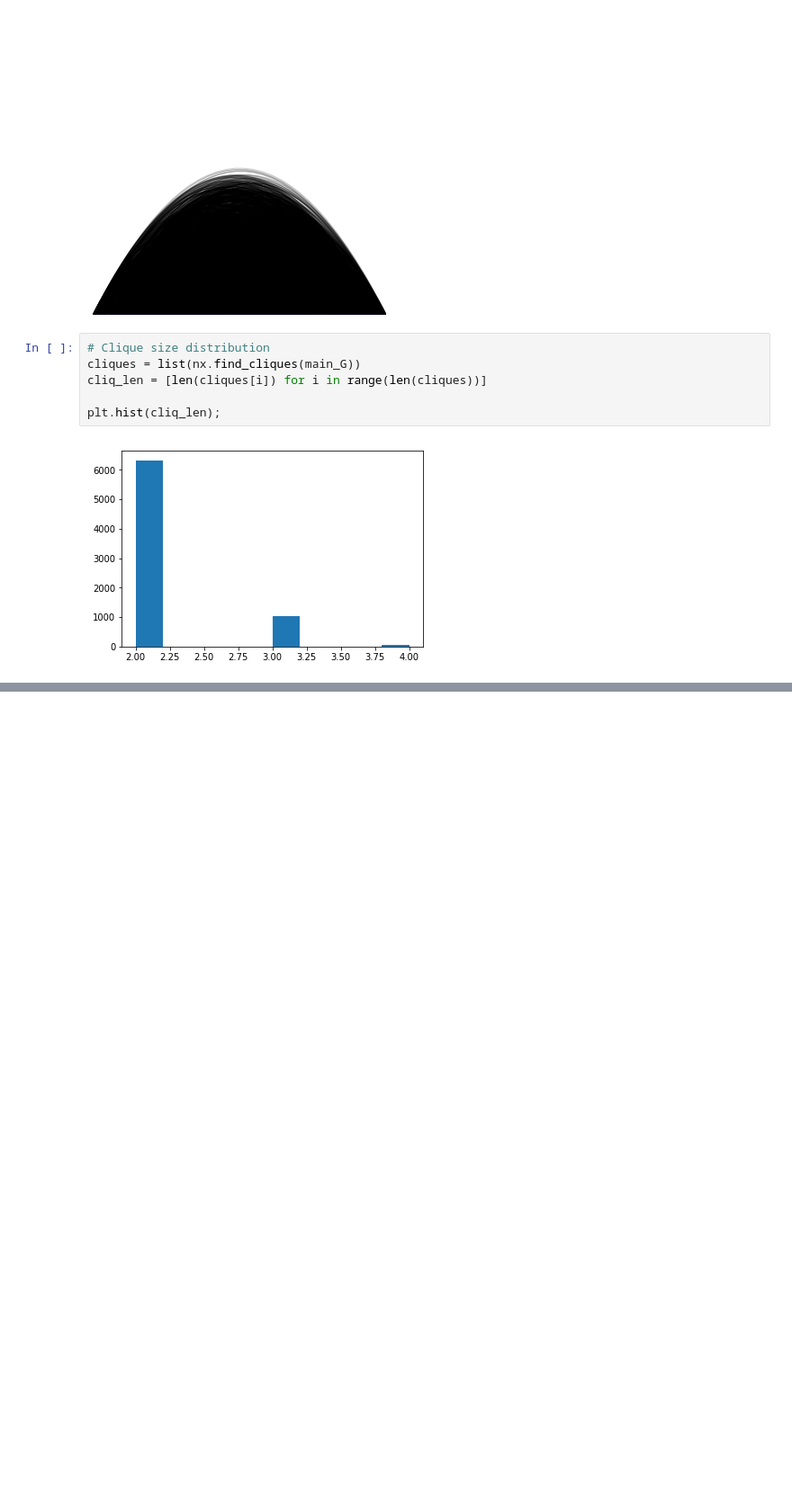
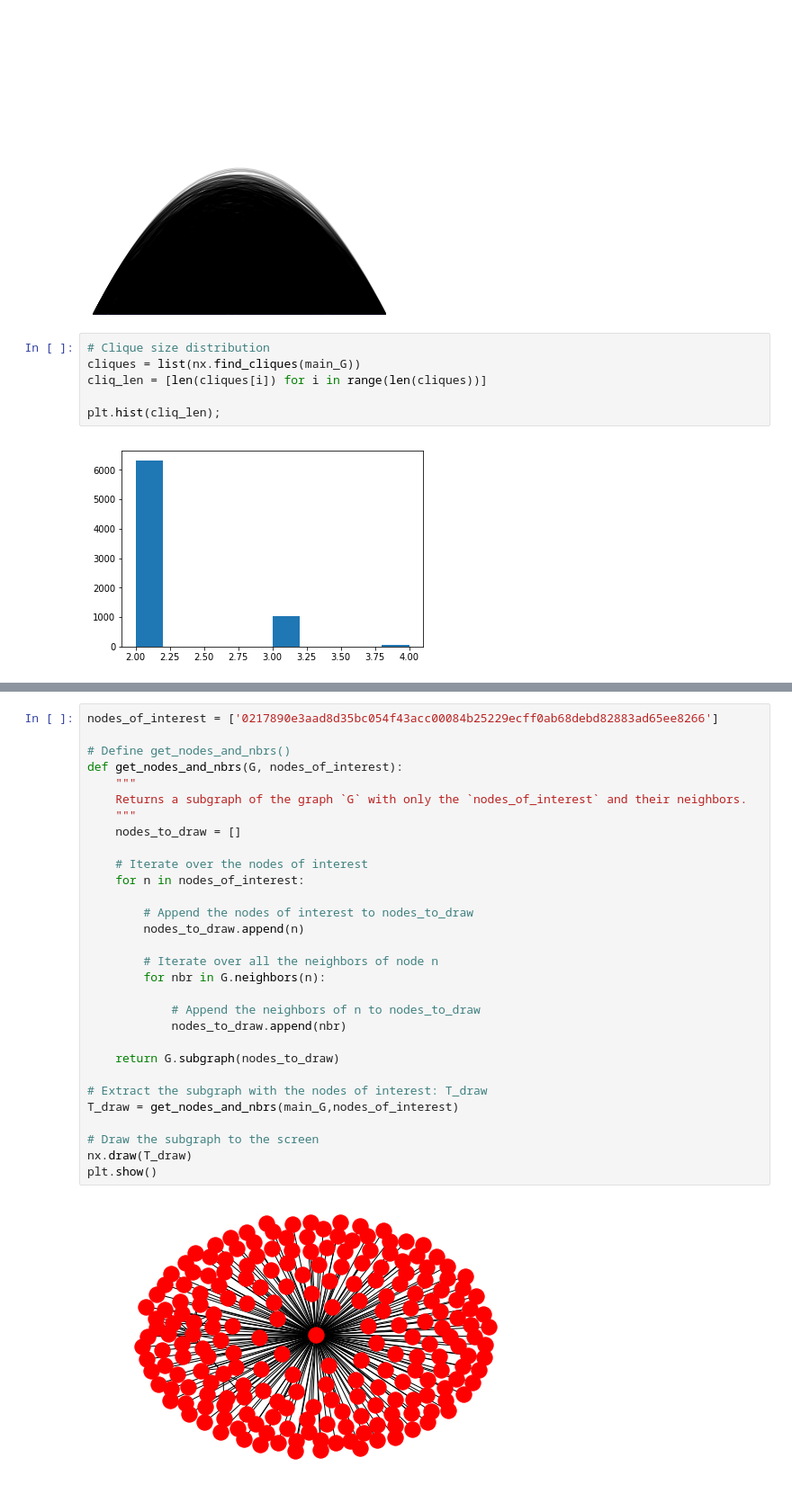
Before and after one commit to DariusParvin/Lightning-Channel-Optimizer, a Jupyter notebook: Rough_work.ipynb, the cells around one changed output, grey strips where cells are left out. Shown: that part at 90% size. Saved outputs shown, nothing was run; the diff lists cells and outputs as text; blank space fills up the shorter version.

```diff
--- a/Rough_work.ipynb
+++ b/Rough_work.ipynb
@@ -334,0 +348,32 @@ plt.hist(cliq_len);
+# %%
+nodes_of_interest = ['0217890e3aad8d35bc054f43acc00084b25229ecff0ab68debd82883ad65ee8266']
+
+# Define get_nodes_and_nbrs()
+def get_nodes_and_nbrs(G, nodes_of_interest):
+    """
+    Returns a subgraph of the graph `G` with only the `nodes_of_interest` and their neighbors.
+    """
+    nodes_to_draw = []
+
+    # Iterate over the nodes of interest
+    for n in nodes_of_interest:
+
+        # Append the nodes of interest to nodes_to_draw
+        nodes_to_draw.append(n)
+
+        # Iterate over all the neighbors of node n
+        for nbr in G.neighbors(n):
+
+            # Append the neighbors of n to nodes_to_draw
+            nodes_to_draw.append(nbr)
+
+    return G.subgraph(nodes_to_draw)
+
+# Extract the subgraph with the nodes of interest: T_draw
+T_draw = get_nodes_and_nbrs(main_G,nodes_of_interest)
+
+# Draw the subgraph to the screen
+nx.draw(T_draw)
+plt.show()
+# %% [output]
+[figure, added]
```
Also changed, not shown: parts of 9 cells of this notebook, 1 other file.
